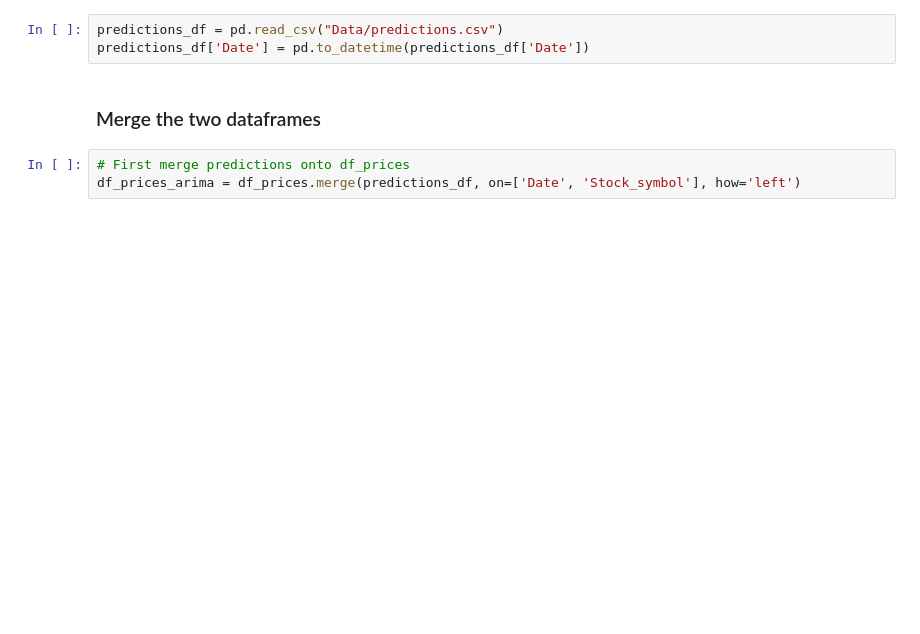
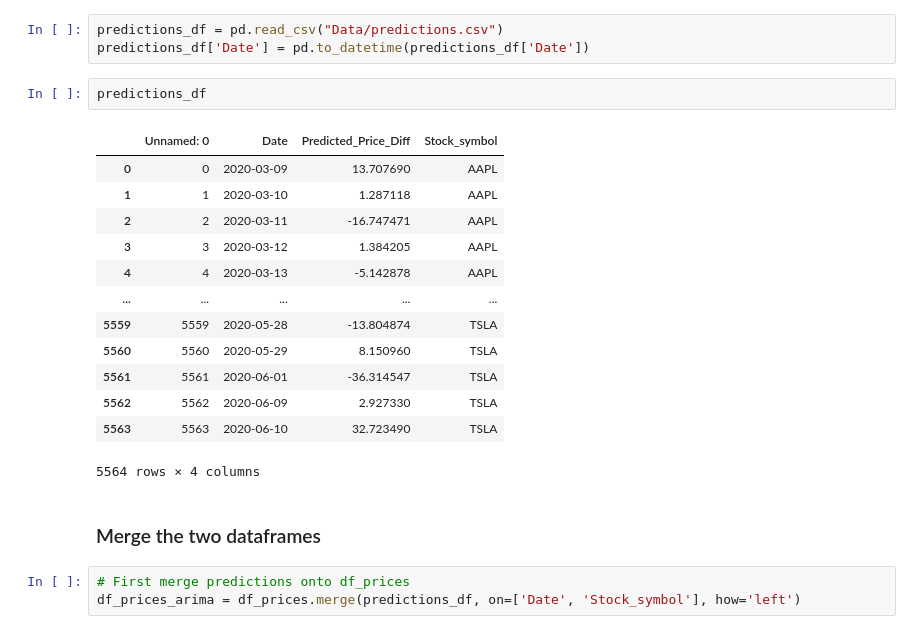
Before and after one commit to JerryChinaL/nlp-final-code, a Jupyter notebook: Data Processing 2 - Merge News and Price.ipynb, the cells around one changed output. Drawn from its saved outputs; the diff is of its cells as text; blank space fills up the shorter version.

```diff
--- a/Data Processing 2 - Merge News and Price.ipynb
+++ b/Data Processing 2 - Merge News and Price.ipynb
@@ -173,6 +174,22 @@ Total tasks generated for all stocks: 5564
 # %%
 predictions_df = pd.read_csv("Data/predictions.csv")
 predictions_df['Date'] = pd.to_datetime(predictions_df['Date'])
+# %%
+predictions_df
+# %% [output]
+|  | Unnamed: 0 | Date | Predicted_Price_Diff | Stock_symbol |
+| 0 | 0 | 2020-03-09 | 13.707690 | AAPL |
+| 1 | 1 | 2020-03-10 | 1.287118 | AAPL |
+| 2 | 2 | 2020-03-11 | -16.747471 | AAPL |
+| 3 | 3 | 2020-03-12 | 1.384205 | AAPL |
+| 4 | 4 | 2020-03-13 | -5.142878 | AAPL |
+| ... | ... | ... | ... | ... |
+| 5559 | 5559 | 2020-05-28 | -13.804874 | TSLA |
+| 5560 | 5560 | 2020-05-29 | 8.150960 | TSLA |
+| 5561 | 5561 | 2020-06-01 | -36.314547 | TSLA |
+| 5562 | 5562 | 2020-06-09 | 2.927330 | TSLA |
+| 5563 | 5563 | 2020-06-10 | 32.723490 | TSLA |
+5564 rows × 4 columns
 # %% [markdown]
 ### Merge the two dataframes
 # %%
```
Also changed, not shown: parts of 7 cells of this notebook.
